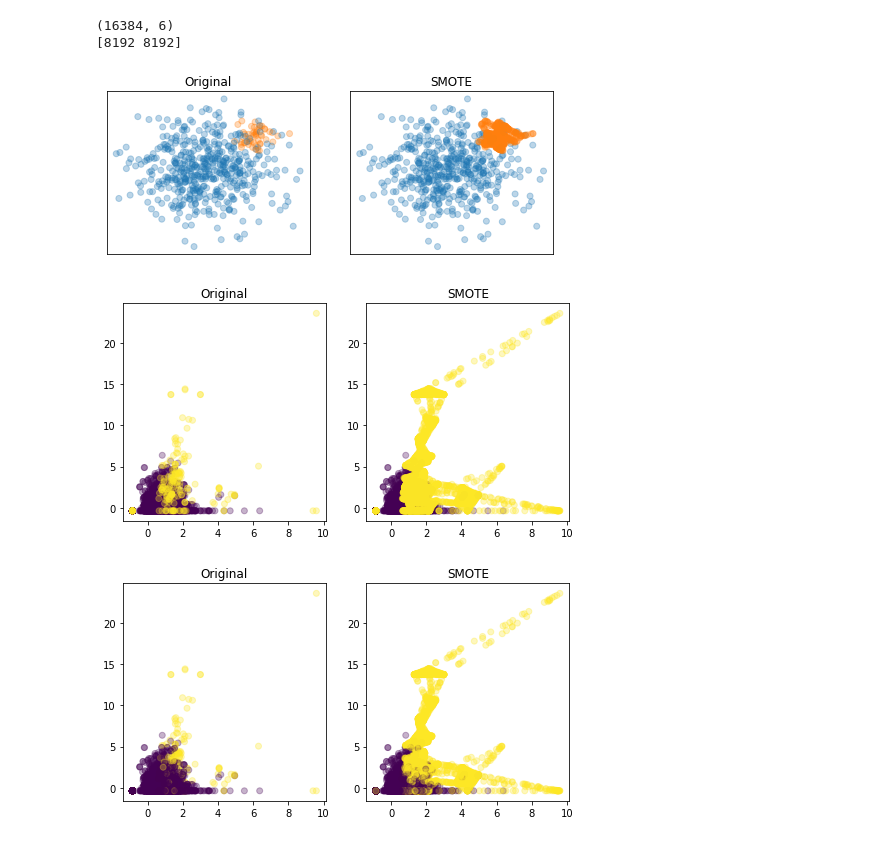
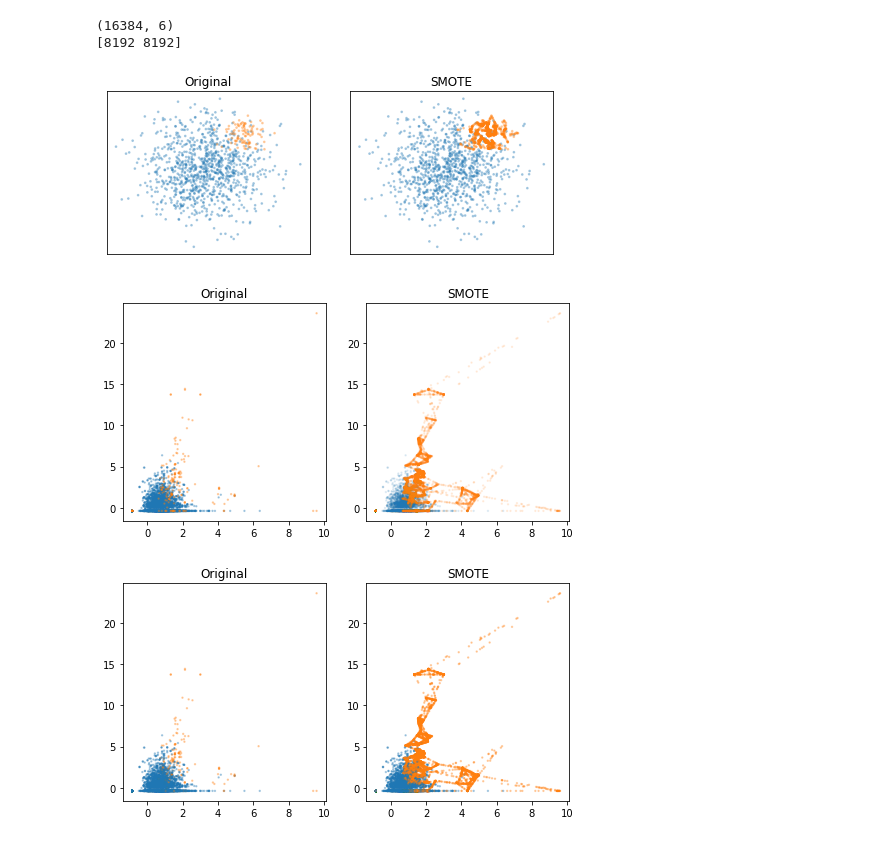
Before and after one commit to amueller/COMS4995-s20, a Jupyter notebook: slides/aml-10-calibration-imbalanced-data/aml-11-resampling-imbalanced-data.ipynb, the cells around one changed output. Cells and saved outputs as stored; diff of their text form; code cells hidden in the pictures.

```diff
--- a/slides/aml-10-calibration-imbalanced-data/aml-11-resampling-imbalanced-data.ipynb
+++ b/slides/aml-10-calibration-imbalanced-data/aml-11-resampling-imbalanced-data.ipynb
@@ -406,33 +279,0 @@ search = GridSearchCV(enn_pipe, param_grid, cv=10, scoring="average_precision",
-# %%
-from imblearn.under_sampling import CondensedNearestNeighbour
-from sklearn.utils import shuffle
-
-rng = np.random.RandomState(0)
-n_samples_1 = 500
-n_samples_2 = 50
-X_syn = np.r_[1.5 * rng.randn(n_samples_1, 2),
-        0.5 * rng.randn(n_samples_2, 2) + [2, 2]]
-y_syn = np.array([0] * (n_samples_1) + [1] * (n_samples_2))
-X_syn, y_syn = shuffle(X_syn, y_syn)
-X_syn_train, X_syn_test, y_syn_train, y_syn_test = train_test_split(X_syn, y_syn)
-
-
-def plot_resampled(X_org, y_org, X_res, y_res, idx, ax=None):
-    if ax is None:
-        ax = plt.gca()
-    idx_samples_removed = np.setdiff1d(np.arange(X_org.shape[0]),
-                                       idx)
-    idx_class_0 = y_res == 0
-    ax.scatter(X_res[idx_class_0, 0], X_res[idx_class_0, 1],
-                c='g', alpha=.8, label='Class 0')
-    ax.scatter(X_res[~idx_class_0, 0], X_res[~idx_class_0, 1],
-                c='b', alpha=.8, label='Class 1')
-    ax.scatter(X_org[idx_samples_removed, 0], X_org[idx_samples_removed, 1],
-                c='g', alpha=.4, s=10, label='Samples removed from Class 0')
-    ax.legend()
-
-
-cnn = CondensedNearestNeighbour(return_indices=True)
-X_resampled, y_resampled, idx_resampled = cnn.fit_sample(X_syn, y_syn)
-plot_resampled(X_syn, y_syn, X_resampled, y_resampled, idx_resampled)
-plt.title("Condensed Nearest Neighbor", dpi=500)
@@ -514,34 +291,34 @@ print(np.bincount(y_train_smote))
 # %%
 X_resampled, y_resampled = SMOTE().fit_sample(X_syn, y_syn)
 fig, axes = plt.subplots(1, 2, figsize=(8, 3), subplot_kw={'xticks':(), 'yticks':()})
-axes[0].scatter(X_syn[:, 0], X_syn[:, 1], c=plt.cm.tab10(y_syn), alpha=.3)
-axes[1].scatter(X_resampled[:, 0], X_resampled[:, 1], c=plt.cm.tab10(y_resampled), alpha=.3)
+axes[0].scatter(X_syn[:, 0], X_syn[:, 1], c=plt.cm.tab10(y_syn), alpha=.3, s=3)
+axes[1].scatter(X_resampled[:, 0], X_resampled[:, 1], c=plt.cm.tab10(y_resampled), alpha=.3, s=3)
 axes[0].set_title("Original")
 axes[1].set_title("SMOTE")
 plt.savefig("images/smote.png")
 # %% [output]
-[figure, old version]
+[figure, new version]
 # %%
 fig, axes = plt.subplots(1, 2, figsize=(8, 4))
 sorting = np.argsort(y_train)
-axes[0].scatter(X_train[sorting, 3], X_train[sorting, 4], c=y_train[sorting], alpha=.3)
-axes[1].scatter(X_train_smote[:, 3], X_train_smote[:, 4], c=y_train_smote, alpha=.3)
+axes[0].scatter(X_train[sorting, 3], X_train[sorting, 4], c=plt.cm.tab10(y_train[sorting]), alpha=.3, s=2)
+axes[1].scatter(X_train_smote[:, 3], X_train_smote[:, 4], c=plt.cm.tab10(y_train_smote), alpha=.1, s=2)
 axes[0].set_title("Original")
 axes[1].set_title("SMOTE")
 plt.savefig("images/smote_mammography.png")
 # %% [output]
-[figure, old version]
+[figure, new version]
 # %%
 from sklearn.utils import shuffle
 fig, axes = plt.subplots(1, 2, figsize=(8, 4))
 X_smote_sh, y_smote_sh = shuffle(X_train_smote, y_train_smote)
-axes[0].scatter(X_train[:, 3], X_train[:, 4], c=y_train, alpha=.3)
-axes[1].scatter(X_smote_sh[:, 3], X_smote_sh[:, 4], c=y_smote_sh, alpha=.3)
+axes[0].scatter(X_train[:, 3], X_train[:, 4], c=plt.cm.tab10(y_train), alpha=.3, s=2)
+axes[1].scatter(X_smote_sh[:, 3], X_smote_sh[:, 4], c=plt.cm.tab10(y_smote_sh), alpha=.3, s=2)
 axes[0].set_title("Original")
 axes[1].set_title("SMOTE")
-plt.savefig("images/smote_mammography_shuffled.png")
+#plt.savefig("images/smote_mammography_shuffled.png")
 # %% [output]
-[figure, old version]
+[figure, new version]
 # %%
 smote_pipe = make_imb_pipeline(SMOTE(), LogisticRegression())
 scores = cross_validate(smote_pipe, X_train, y_train, cv=10,
```
Also changed, not shown: parts of 58 cells of this notebook, 6 other files.
